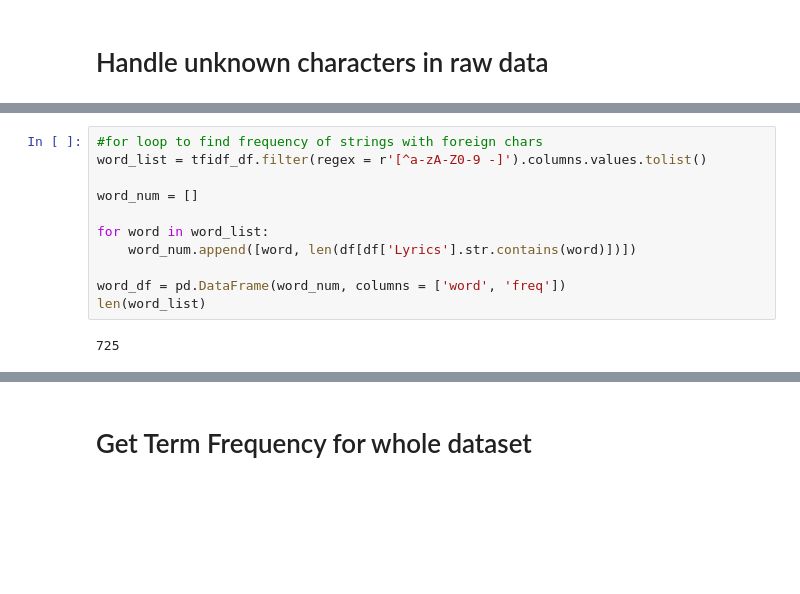
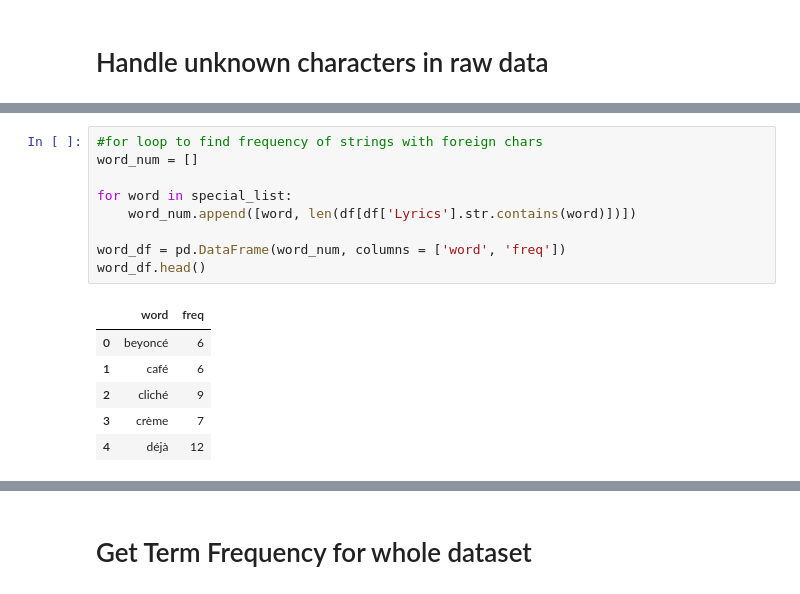
Before and after one commit to robpasternak/GenreGuesser, a Jupyter notebook: notebooks/gg_data_exploration.ipynb, the cells around one changed output, grey strips where cells are left out. Saved outputs shown, nothing was run; the diff lists cells and outputs as text; blank space fills up the shorter version.

```diff
--- a/notebooks/gg_data_exploration.ipynb
+++ b/notebooks/gg_data_exploration.ipynb
@@ -210,14 +234,17 @@ tfidf_df.filter(regex = r'[^a-zA-Z0-9 -]').columns.values.tolist()
 # %%
 #for loop to find frequency of strings with foreign chars
-word_list = tfidf_df.filter(regex = r'[^a-zA-Z0-9 -]').columns.values.tolist()
-
 word_num = []
 
-for word in word_list:
+for word in special_list:
     word_num.append([word, len(df[df['Lyrics'].str.contains(word)])])
 
 word_df = pd.DataFrame(word_num, columns = ['word', 'freq'])
-len(word_list)
+word_df.head()
 # %% [output]
-725
+|  | word | freq |
+| 0 | beyoncé | 6 |
+| 1 | café | 6 |
+| 2 | cliché | 9 |
+| 3 | crème | 7 |
+| 4 | déjà | 12 |
 # %%
```
Also changed, not shown: parts of 27 cells of this notebook.
